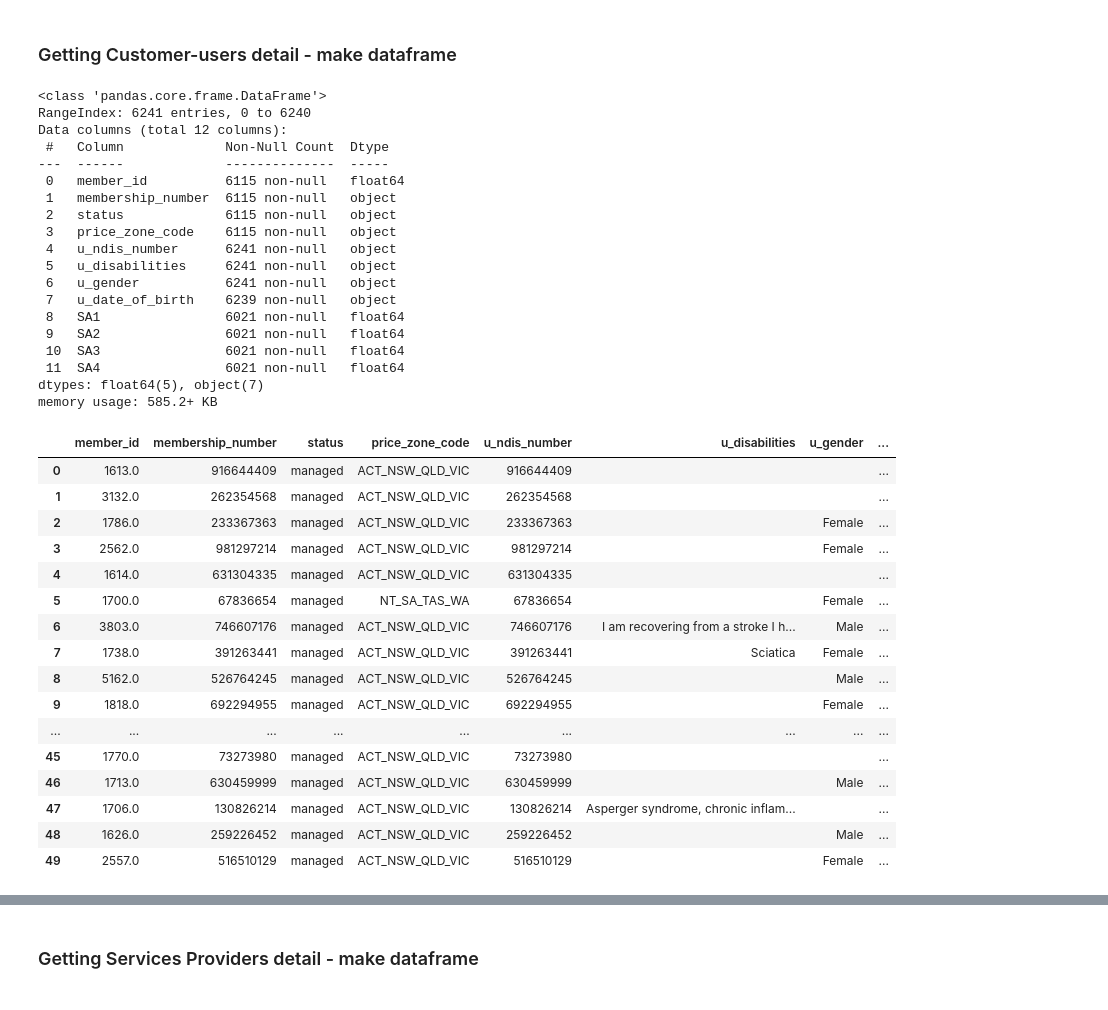
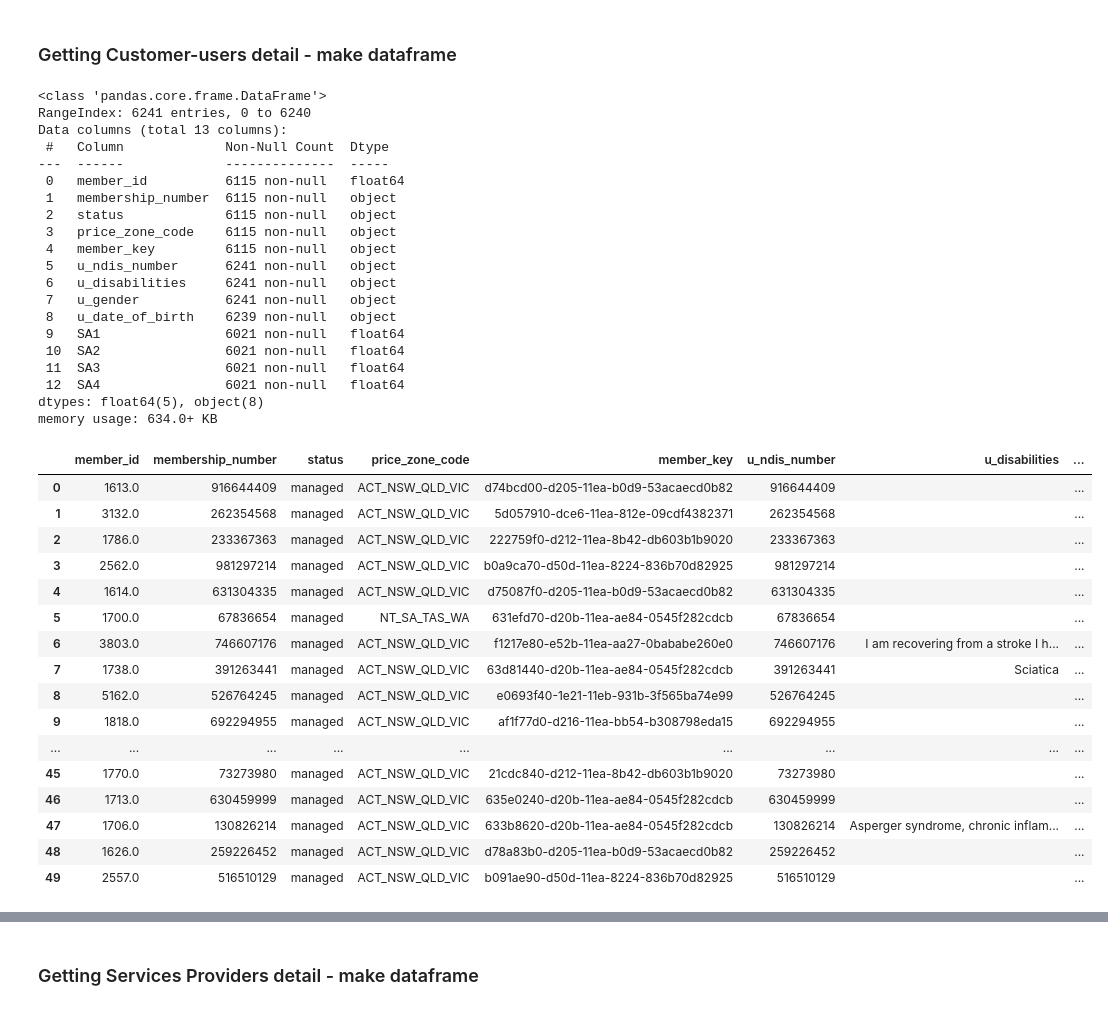
Before and after one commit to TheConMiz/ifn711_leap_in, a Jupyter notebook: LeapIn_Budget_Utilisation.ipynb, the cells around one changed output, grey strips where cells are left out. Saved outputs shown, nothing was run; the diff lists cells and outputs as text; code cells hidden in the pictures.

```diff
--- a/LeapIn_Budget_Utilisation.ipynb
+++ b/LeapIn_Budget_Utilisation.ipynb
@@ -60,48 +52,49 @@ print(conn)
 ### Getting Customer-users detail - make dataframe
 # %%
 ###Customer Personal details
-
-df_user= pd.read_sql("select m.id as member_id, m.membership_number, m.status, m.price_zone_code, s.u_ndis_number, s.u_disabilities, s.u_gender, s.u_date_of_birth, r.SA1, r.SA2, r.SA3,r.SA4  from SNOW_csm_consumer_user s left join  HH_member m  on s.u_ndis_number = m.membership_number left join libe_leapinprod_memberregion r on r.MemberId = s.u_leapin_id where s.u_stage = 'li_managed' and s.u_ndis_number is not null;", con=conn)
+# ! Added Member key
+df_user= pd.read_sql("select m.id as member_id, m.membership_number, m.status, m.price_zone_code, m.member_key, s.u_ndis_number, s.u_disabilities, s.u_gender, s.u_date_of_birth, r.SA1, r.SA2, r.SA3,r.SA4  from SNOW_csm_consumer_user s left join  HH_member m  on s.u_ndis_number = m.membership_number left join libe_leapinprod_memberregion r on r.MemberId = s.u_leapin_id where s.u_stage = 'li_managed' and s.u_ndis_number is not null;", con=conn)
 
 df_user.info()
 df_user.head(50)
 # %% [output]
 <class 'pandas.core.frame.DataFrame'>
 RangeIndex: 6241 entries, 0 to 6240
-Data columns (total 12 columns):
+Data columns (total 13 columns):
  #   Column             Non-Null Count  Dtype
 ---  ------             --------------  -----
  0   member_id          6115 non-null   float64
  1   membership_number  6115 non-null   object
  2   status             6115 non-null   object
  3   price_zone_code    6115 non-null   object
- 4   u_ndis_number      6241 non-null   object
- 5   u_disabilities     6241 non-null   object
- 6   u_gender           6241 non-null   object
- 7   u_date_of_birth    6239 non-null   object
- 8   SA1                6021 non-null   float64
- 9   SA2                6021 non-null   float64
- 10  SA3                6021 non-null   float64
- 11  SA4                6021 non-null   float64
-dtypes: float64(5), object(7)
-memory usage: 585.2+ KB
+ 4   member_key         6115 non-null   object
+ 5   u_ndis_number      6241 non-null   object
+ 6   u_disabilities     6241 non-null   object
+ 7   u_gender           6241 non-null   object
+ 8   u_date_of_birth    6239 non-null   object
+ 9   SA1                6021 non-null   float64
+ 10  SA2                6021 non-null   float64
+ 11  SA3                6021 non-null   float64
+ 12  SA4                6021 non-null   float64
+dtypes: float64(5), object(8)
+memory usage: 634.0+ KB
-|  | member_id | membership_number | status | price_zone_code | u_ndis_number | u_disabilities | u_gender | ... |
-| 0 | 1613.0 | 916644409 | managed | ACT_NSW_QLD_VIC | 916644409 |  |  | ... |
-| 1 | 3132.0 | 262354568 | managed | ACT_NSW_QLD_VIC | 262354568 |  |  | ... |
-| 2 | 1786.0 | 233367363 | managed | ACT_NSW_QLD_VIC | 233367363 |  | Female | ... |
-| 3 | 2562.0 | 981297214 | managed | ACT_NSW_QLD_VIC | 981297214 |  | Female | ... |
-| 4 | 1614.0 | 631304335 | managed | ACT_NSW_QLD_VIC | 631304335 |  |  | ... |
-| 5 | 1700.0 | 67836654 | managed | NT_SA_TAS_WA | 67836654 |  | Female | ... |
-| 6 | 3803.0 | 746607176 | managed | ACT_NSW_QLD_VIC | 746607176 | I am recovering from a stroke I h... | Male | ... |
-| 7 | 1738.0 | 391263441 | managed | ACT_NSW_QLD_VIC | 391263441 | Sciatica | Female | ... |
-| 8 | 5162.0 | 526764245 | managed | ACT_NSW_QLD_VIC | 526764245 |  | Male | ... |
-| 9 | 1818.0 | 692294955 | managed | ACT_NSW_QLD_VIC | 692294955 |  | Female | ... |
+|  | member_id | membership_number | status | price_zone_code | member_key | u_ndis_number | u_disabilities | ... |
+| 0 | 1613.0 | 916644409 | managed | ACT_NSW_QLD_VIC | d74bcd00-d205-11ea-b0d9-53acaecd0b82 | 916644409 |  | ... |
+| 1 | 3132.0 | 262354568 | managed | ACT_NSW_QLD_VIC | 5d057910-dce6-11ea-812e-09cdf4382371 | 262354568 |  | ... |
+| 2 | 1786.0 | 233367363 | managed | ACT_NSW_QLD_VIC | 222759f0-d212-11ea-8b42-db603b1b9020 | 233367363 |  | ... |
+| 3 | 2562.0 | 981297214 | managed | ACT_NSW_QLD_VIC | b0a9ca70-d50d-11ea-8224-836b70d82925 | 981297214 |  | ... |
+| 4 | 1614.0 | 631304335 | managed | ACT_NSW_QLD_VIC | d75087f0-d205-11ea-b0d9-53acaecd0b82 | 631304335 |  | ... |
+| 5 | 1700.0 | 67836654 | managed | NT_SA_TAS_WA | 631efd70-d20b-11ea-ae84-0545f282cdcb | 67836654 |  | ... |
+| 6 | 3803.0 | 746607176 | managed | ACT_NSW_QLD_VIC | f1217e80-e52b-11ea-aa27-0bababe260e0 | 746607176 | I am recovering from a stroke I h... | ... |
+| 7 | 1738.0 | 391263441 | managed | ACT_NSW_QLD_VIC | 63d81440-d20b-11ea-ae84-0545f282cdcb | 391263441 | Sciatica | ... |
+| 8 | 5162.0 | 526764245 | managed | ACT_NSW_QLD_VIC | e0693f40-1e21-11eb-931b-3f565ba74e99 | 526764245 |  | ... |
+| 9 | 1818.0 | 692294955 | managed | ACT_NSW_QLD_VIC | af1f77d0-d216-11ea-bb54-b308798eda15 | 692294955 |  | ... |
 | ... | ... | ... | ... | ... | ... | ... | ... | ... |
-| 45 | 1770.0 | 73273980 | managed | ACT_NSW_QLD_VIC | 73273980 |  |  | ... |
-| 46 | 1713.0 | 630459999 | managed | ACT_NSW_QLD_VIC | 630459999 |  | Male | ... |
-| 47 | 1706.0 | 130826214 | managed | ACT_NSW_QLD_VIC | 130826214 | Asperger syndrome, chronic inflam... |  | ... |
-| 48 | 1626.0 | 259226452 | managed | ACT_NSW_QLD_VIC | 259226452 |  | Male | ... |
-| 49 | 2557.0 | 516510129 | managed | ACT_NSW_QLD_VIC | 516510129 |  | Female | ... |
+| 45 | 1770.0 | 73273980 | managed | ACT_NSW_QLD_VIC | 21cdc840-d212-11ea-8b42-db603b1b9020 | 73273980 |  | ... |
+| 46 | 1713.0 | 630459999 | managed | ACT_NSW_QLD_VIC | 635e0240-d20b-11ea-ae84-0545f282cdcb | 630459999 |  | ... |
+| 47 | 1706.0 | 130826214 | managed | ACT_NSW_QLD_VIC | 633b8620-d20b-11ea-ae84-0545f282cdcb | 130826214 | Asperger syndrome, chronic inflam... | ... |
+| 48 | 1626.0 | 259226452 | managed | ACT_NSW_QLD_VIC | d78a83b0-d205-11ea-b0d9-53acaecd0b82 | 259226452 |  | ... |
+| 49 | 2557.0 | 516510129 | managed | ACT_NSW_QLD_VIC | b091ae90-d50d-11ea-8224-836b70d82925 | 516510129 |  | ... |
 # %%
 df_user['u_disabilities'].value_counts()
 # %% [output]
```
Also changed, not shown: parts of 10 cells of this notebook.
